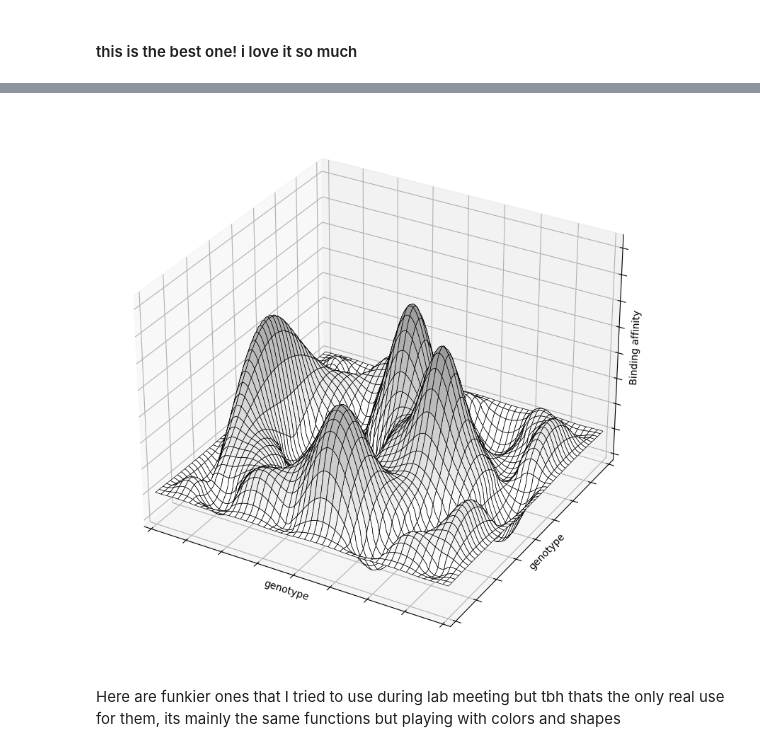
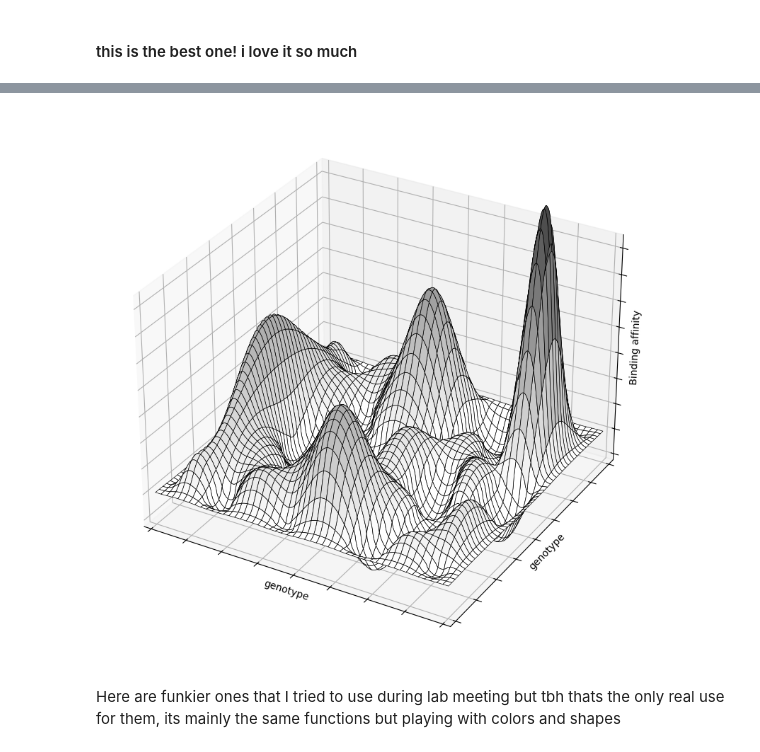
Before and after one commit to Anthony-Khalifeh/gp-landscape-generator, a Jupyter notebook: gp_landscape_generation.ipynb, the cells around one changed output, grey strips where cells are left out. Drawn from its saved outputs; the diff is of its cells as text; code cells hidden in the pictures.

Commit message:
added new plot, with upside down peak
also kinda changed the best one a lil sorry

```diff
--- a/gp_landscape_generation.ipynb
+++ b/gp_landscape_generation.ipynb
@@ -78,10 +141,11 @@ y = np.linspace(-otherwidth, otherwidth, 500)
 X, Y = np.meshgrid(x, y)
 # Define the elevation function with variable peak heights
 Z = (0.13*np.sin(0.5*X)*np.cos(0.6*Y) +
-     1*np.exp(-((X - 4)**2 + (Y)**2)/2) +  # tall dramatic peak
-     1.0*np.exp(-((X)**2 + (Y - 3)**2)/2.5) +  # lower peak 1
-     0.85*np.exp(-((X - 1)**2 + (Y + 5)**2)/3.5) +  # lower peak 2
-     0.65*np.exp(-(X + 8)**2/1.3)*np.exp(-(Y)**2/16) +  # low ridge on left
+     2.4*np.exp(-((X - 8)**2 + (Y-4)**2/2)) +  # tall dramatic peak
+     (1.0*np.exp(-((X)**2 + (Y - 5)**2)/2.5)) +  # lower peak 1
+     -(.2*np.exp(-((X-4)**2 + (Y + 1)**2)/2.5)) +  # negative? peak 1
+     0.85*np.exp(-((X - 1)**2 + (Y + 5)**2)/3.5) +  # lower peak 2 closer left one
+     0.65*np.exp(-(X + 8)**2/1.3)*np.exp(-(Y)**2/32) +  # low ridge on left
      0.1*np.sin(1.25*X)*np.cos(0.85*Y))
 # Very gentle falloff - only affects the outer edges
 edge_margin_x = 2  # how many units from edge to start dropping
@@ -99,35 +163,35 @@ Z_min, Z_max = Z.min(), Z.max()
 norm = (Z - Z_min) / (Z_max - Z_min)  # Normalize between 0 and 1
 # Create the figure
 fig = plt.figure(figsize=(10, 10))
 ax = fig.add_subplot(1,1,1, projection='3d')
 #ax.view_init(elev=30, azim=135) #use this to change the angle, kinda funky tho
 
 ax.plot_surface(X, Y, Z,
                 cmap="binary",       # continuous grayscale
                 vmin=-0,
                 vmax= 2.5,
                 edgecolor="k",
                 linewidth=.5,
                 antialiased=True,
                 shade=False)          # let matplotlib interpolate lighting
 
 # Remove axes
 plt.xticks(color='w')
 plt.yticks(color='w')
 ax.zaxis.set_tick_params(labelcolor='white')
 
 #ax.set_zticks([])
 ax.axis('on')
 ax.set_xlabel('genotype', labelpad= -10)
 ax.set_ylabel('genotype', labelpad= -10)
 ax.set_zlabel('Binding affinity', labelpad= -10)
 ax.set_xlim(-width-.5,width+.5), ax.set_ylim(-otherwidth-.5,otherwidth+.5),  ax.set_zlim(-.25,1.5)
 # Show the plot
 plt.show()
 
-#fig.savefig("FitLandscape_binary_evenpeaks.pdf", dpi=500)
+fig.savefig("FitLandscape_binary_uneven.pdf", dpi=500)
 # %% [output]
-[figure, old version]
+[figure, new version]
 # %% [markdown]
 Here are funkier ones that I tried to use during lab meeting but tbh thats the only real use for them, its mainly the same functions but playing with colors and shapes
 # %%
```
Also changed, not shown: parts of 1 cell of this notebook, 1 other file.
